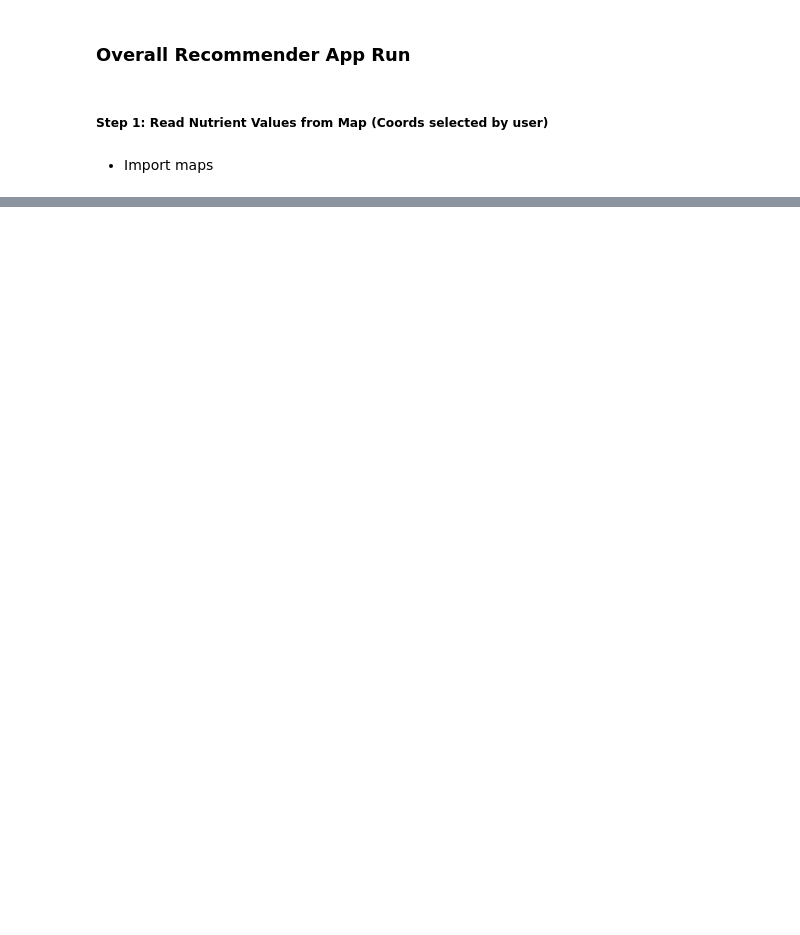
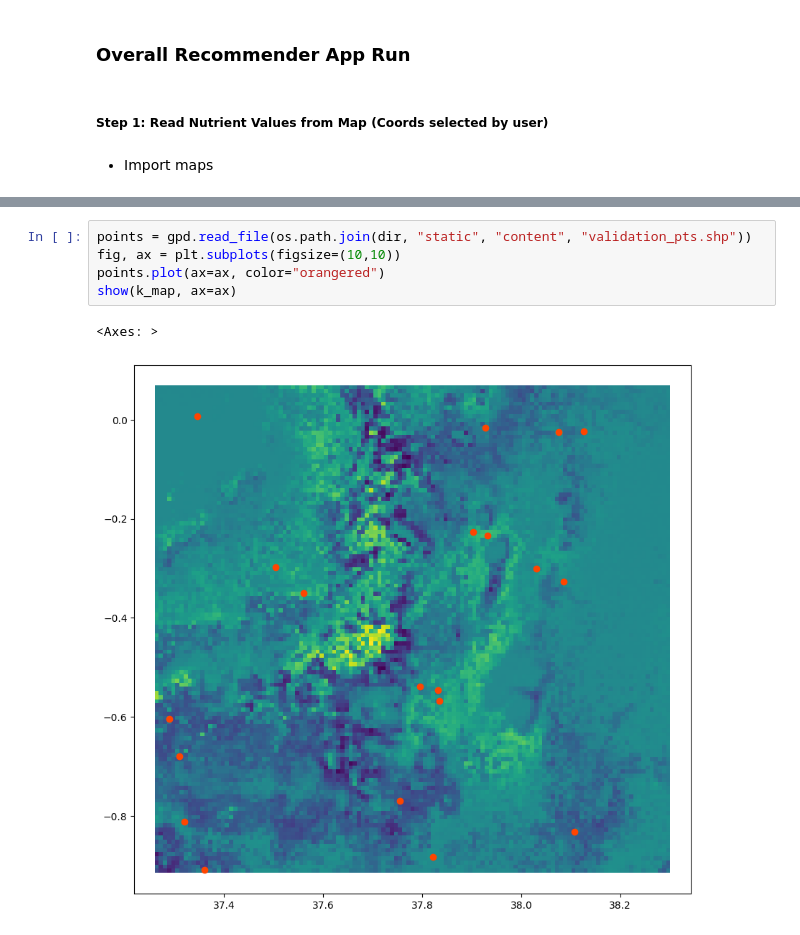
Before and after one commit to AllanVikiru/KenyaDSM, a Jupyter notebook: app/recommender/test.ipynb, the cells around one changed output, grey strips where cells are left out. Drawn from its saved outputs; the diff is of its cells as text; blank space fills up the shorter version.

Commit message:
prediction validation with potassium

```diff
--- a/app/recommender/test.ipynb
+++ b/app/recommender/test.ipynb
@@ -48,0 +52,8 @@ Available K:  135.4  Available Mg:  233.94
+# %%
+points = gpd.read_file(os.path.join(dir, "static", "content", "validation_pts.shp"))
+fig, ax = plt.subplots(figsize=(10,10))
+points.plot(ax=ax, color="orangered")
+show(k_map, ax=ax)
+# %% [output]
+<Axes: >
+[figure, added]
```
Also changed, not shown: parts of 11 cells of this notebook, 12 other files.
